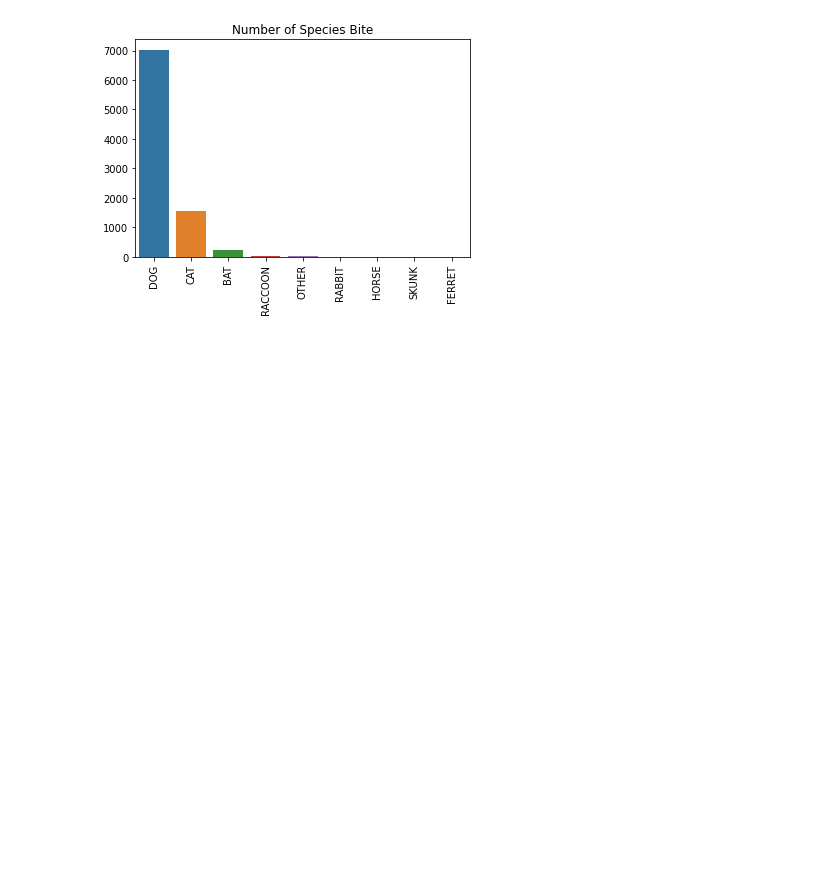
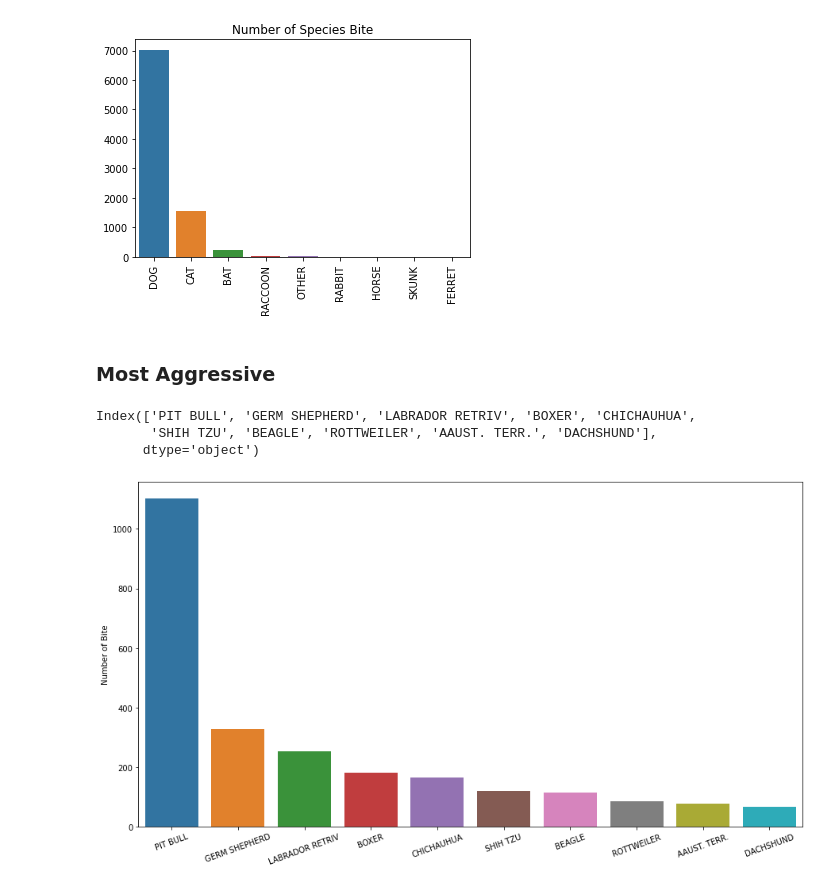
Before and after one commit to asaadkhattab/AnimalBitesLouisvilleKentucky, a Jupyter notebook: EDA.ipynb, the cells around one changed output. Saved outputs shown, nothing was run; the diff lists cells and outputs as text; code cells hidden in the pictures; blank space fills up the shorter version.

```diff
--- a/EDA.ipynb
+++ b/EDA.ipynb
@@ -108,3 +110,19 @@ print(animal_list)
 # %% [output]
 [7029, 1568, 237, 27, 11, 3, 5, 1, 4]
 [figure]
+# %% [markdown]
+### Most Aggressive
+# %%
+count = df.BreedIDDesc.value_counts()
+
+plt.figure(figsize=(15,8))
+ax = sns.barplot(x=count[0:10].index,y=count[0:10])
+plt.xticks(rotation=20)
+plt.ylabel("Number of Bite")
+
+print(count[0:10].index)
+# %% [output]
+Index(['PIT BULL', 'GERM SHEPHERD', 'LABRADOR RETRIV', 'BOXER', 'CHICHAUHUA',
+       'SHIH TZU', 'BEAGLE', 'ROTTWEILER', 'AAUST. TERR.', 'DACHSHUND'],
+      dtype='object')
+[figure, added]
```
Also changed, not shown: parts of 7 cells of this notebook.
